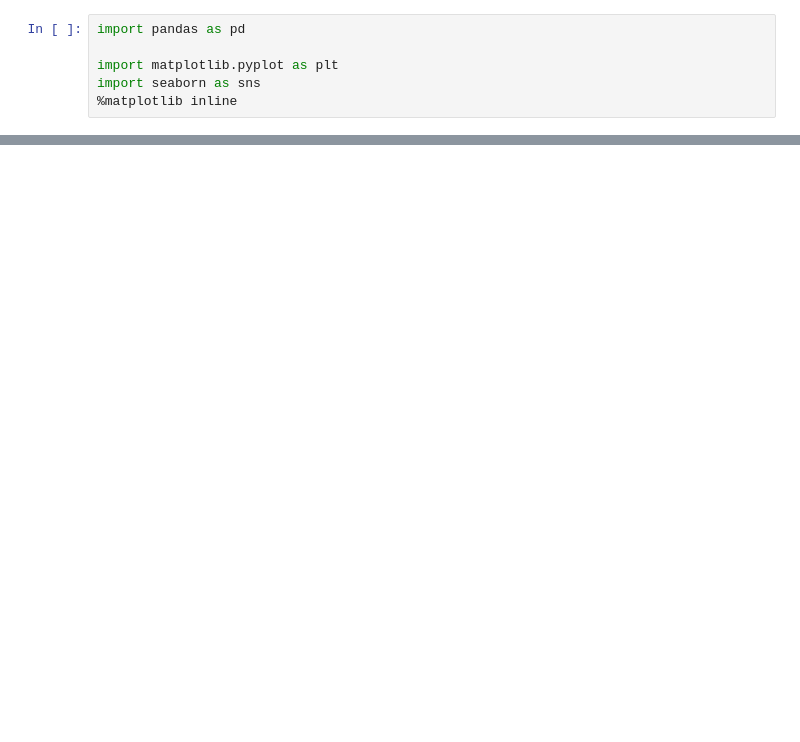
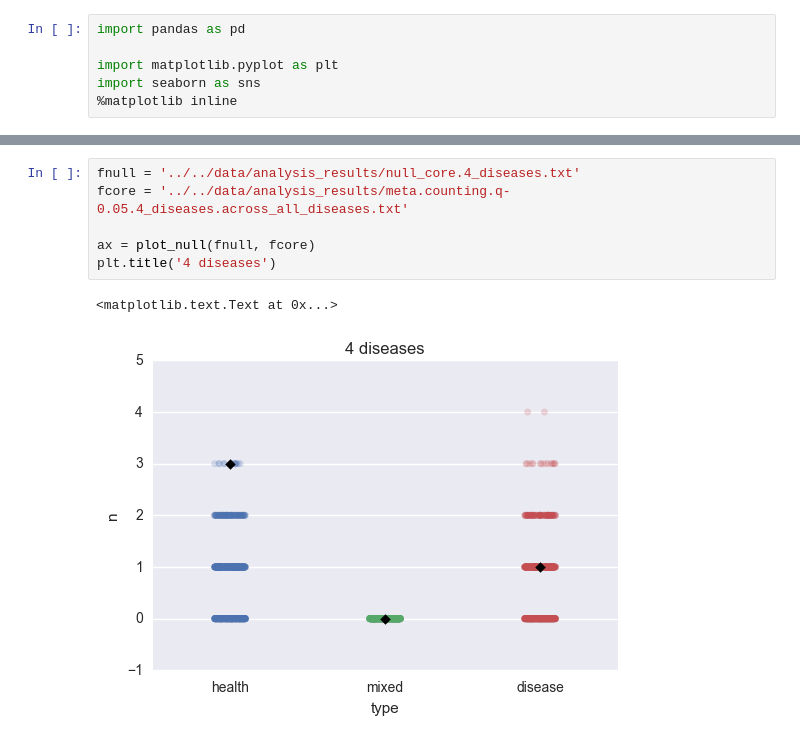
Before and after one commit to cduvallet/microbiomeHD, a Jupyter notebook: src/exploration/2017-08-21.null_core_expectation.ipynb, the cells around one changed output, grey strips where cells are left out. Cells and saved outputs as stored; diff of their text form; blank space fills up the shorter version.

```diff
--- a/src/exploration/2017-08-21.null_core_expectation.ipynb
+++ b/src/exploration/2017-08-21.null_core_expectation.ipynb
@@ -31,0 +58,9 @@ sns.stripplot(data=df, x='type', y='n', jitter=True)
+# %%
+fnull = '../../data/analysis_results/null_core.4_diseases.txt'
+fcore = '../../data/analysis_results/meta.counting.q-0.05.4_diseases.across_all_diseases.txt'
+
+ax = plot_null(fnull, fcore)
+plt.title('4 diseases')
+# %% [output]
+<matplotlib.text.Text at 0x...>
+[figure, added]
```
Also changed, not shown: parts of 12 cells of this notebook, 3 other files.
